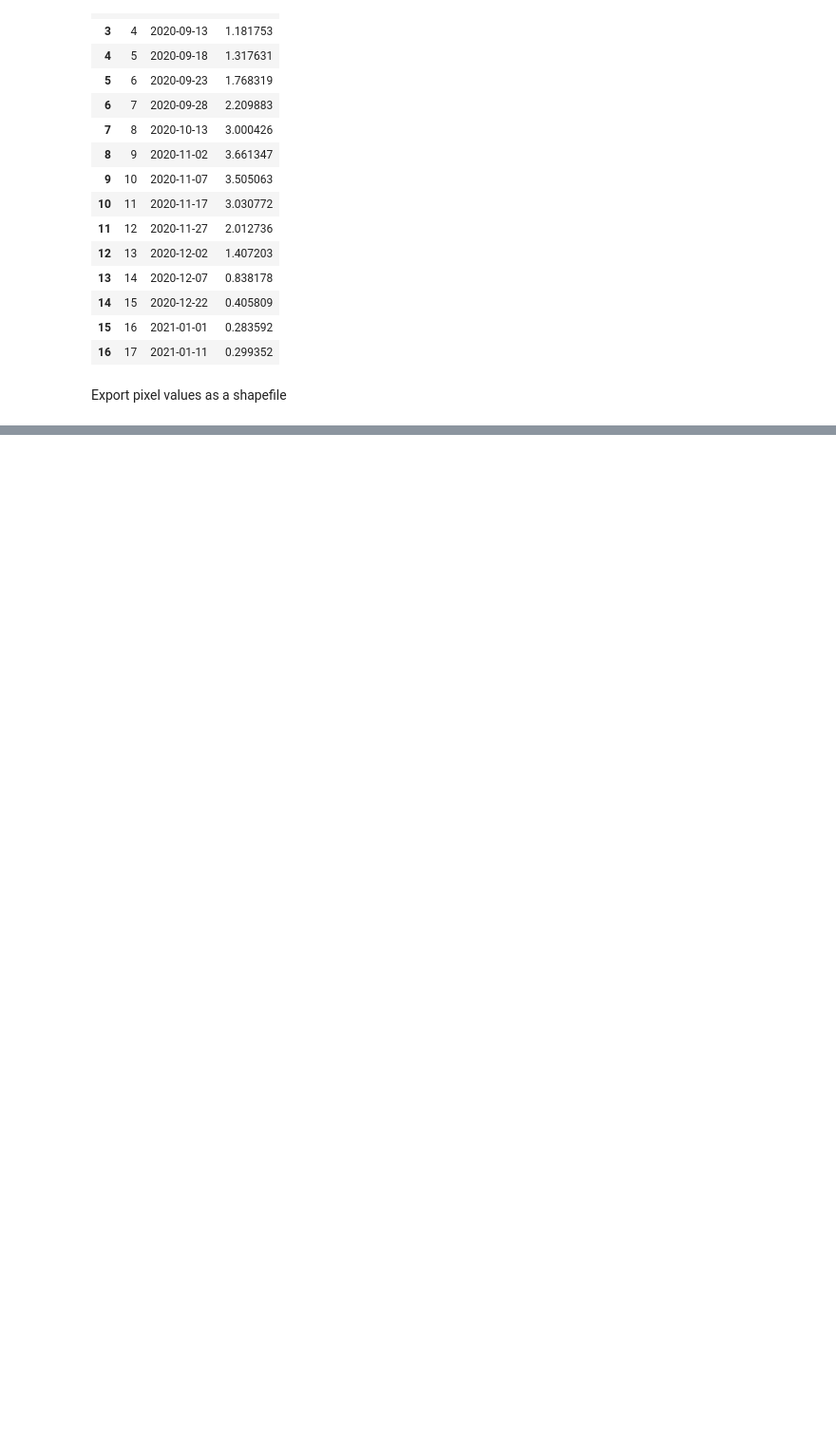
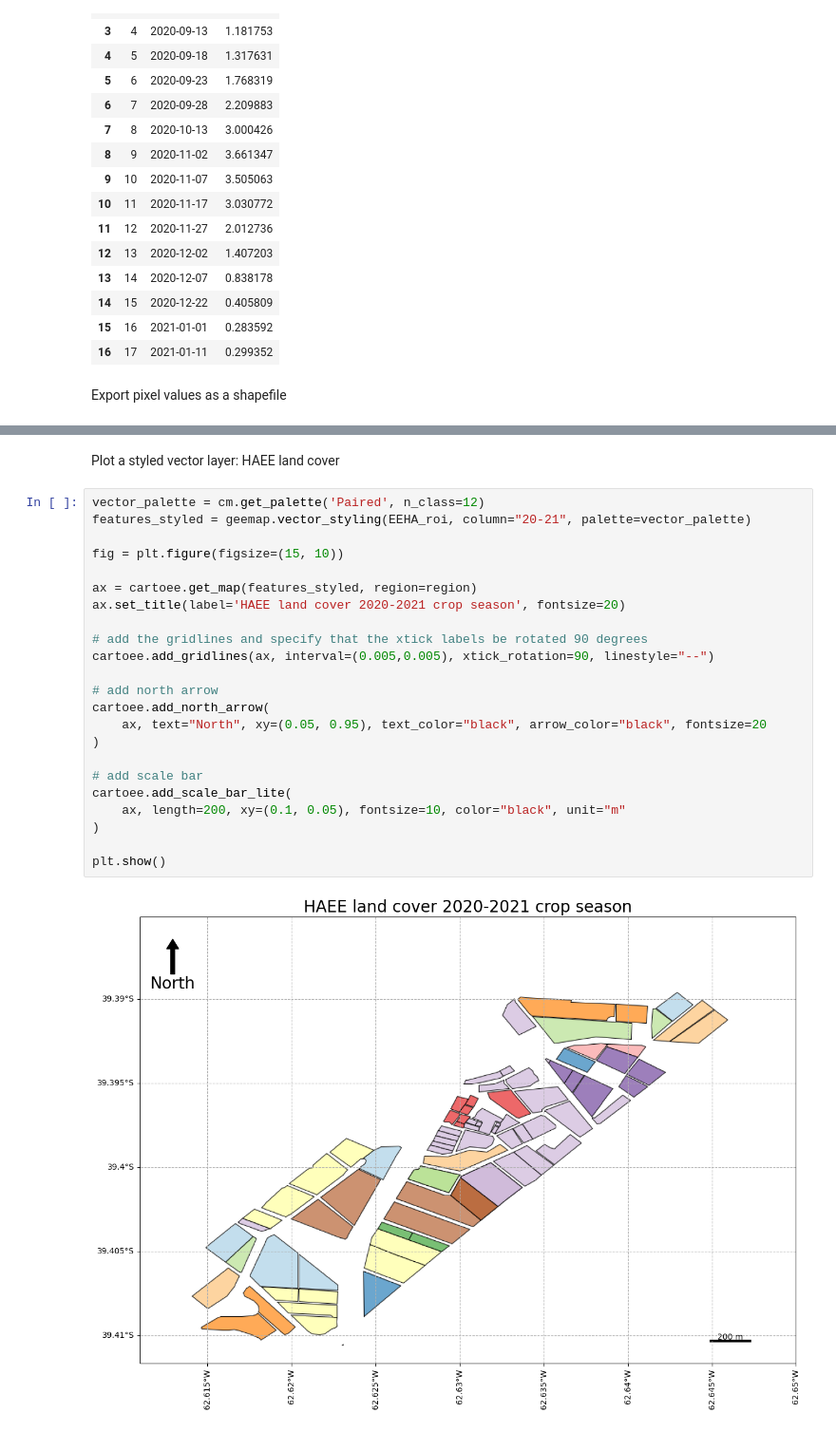
Before and after one commit to PhD-Gabriel-Caballero/ESA-summer-school-2023-Croatia, a Jupyter notebook: S2_based_LAI_retrieval_using_parametric_indices_in_Google_Earth_Engine_(GEE).ipynb, the cells around one changed output, grey strips where cells are left out. Shown at 95% size. Drawn from its saved outputs; the diff is of its cells as text; blank space fills up the shorter version.

```diff
--- a/S2_based_LAI_retrieval_using_parametric_indices_in_Google_Earth_Engine_(GEE).ipynb
+++ b/S2_based_LAI_retrieval_using_parametric_indices_in_Google_Earth_Engine_(GEE).ipynb
@@ -504,0 +500,27 @@ plt.show()
+# %% [markdown]
+Plot a styled vector layer: HAEE land cover
+# %%
+vector_palette = cm.get_palette('Paired', n_class=12)
+features_styled = geemap.vector_styling(EEHA_roi, column="20-21", palette=vector_palette)
+
+fig = plt.figure(figsize=(15, 10))
+
+ax = cartoee.get_map(features_styled, region=region)
+ax.set_title(label='HAEE land cover 2020-2021 crop season', fontsize=20)
+
+# add the gridlines and specify that the xtick labels be rotated 90 degrees
+cartoee.add_gridlines(ax, interval=(0.005,0.005), xtick_rotation=90, linestyle="--")
+
+# add north arrow
+cartoee.add_north_arrow(
+    ax, text="North", xy=(0.05, 0.95), text_color="black", arrow_color="black", fontsize=20
+)
+
+# add scale bar
+cartoee.add_scale_bar_lite(
+    ax, length=200, xy=(0.1, 0.05), fontsize=10, color="black", unit="m"
+)
+
+plt.show()
+# %% [output]
+[figure, added]
```
Also changed, not shown: parts of 14 cells of this notebook.
